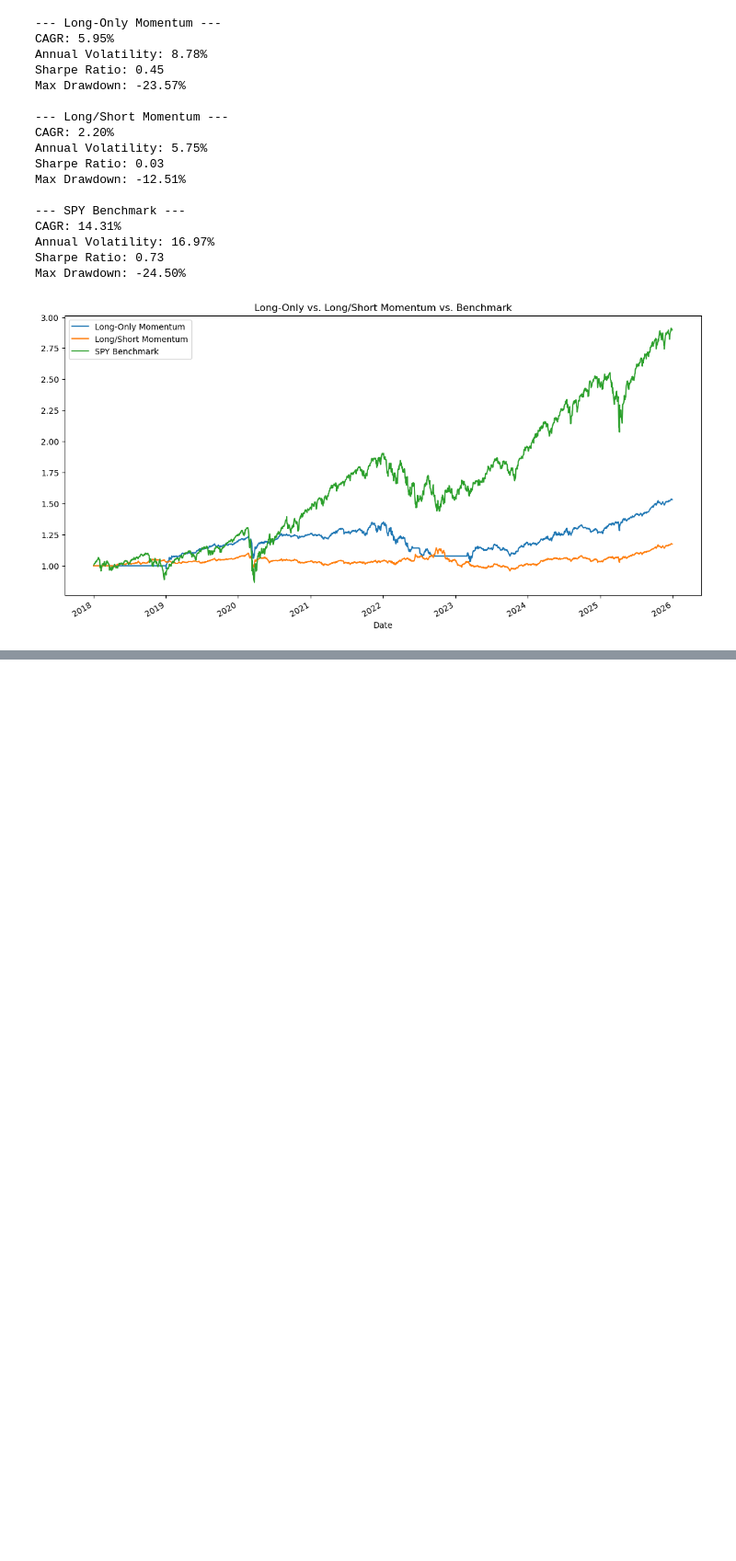
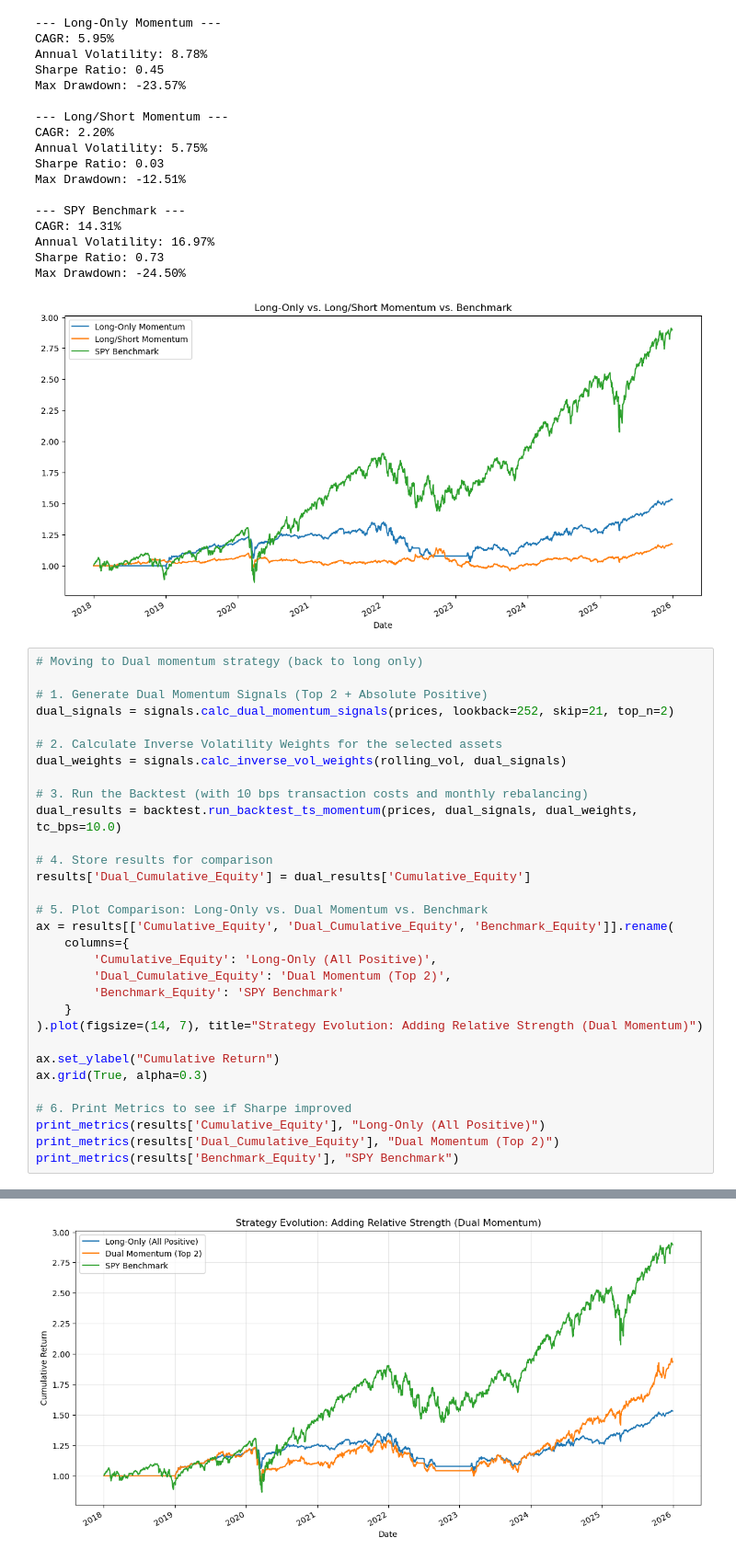
Before and after one commit to mkie39/macro-portfolio-lab, a Jupyter notebook: notebooks/02_momentum_backtest.ipynb, the cells around one changed output, grey strips where cells are left out. Shown at 92% size. Drawn from its saved outputs; the diff is of its cells as text; blank space fills up the shorter version.

```diff
--- a/notebooks/02_momentum_backtest.ipynb
+++ b/notebooks/02_momentum_backtest.ipynb
@@ -122,3 +124,35 @@ Annual Volatility: 16.97%
 Sharpe Ratio: 0.73
 Max Drawdown: -24.50%
 [figure]
+# %%
+# Moving to Dual momentum strategy (back to long only)
+
+# 1. Generate Dual Momentum Signals (Top 2 + Absolute Positive)
+dual_signals = signals.calc_dual_momentum_signals(prices, lookback=252, skip=21, top_n=2)
+
+# 2. Calculate Inverse Volatility Weights for the selected assets
+dual_weights = signals.calc_inverse_vol_weights(rolling_vol, dual_signals)
+
+# 3. Run the Backtest (with 10 bps transaction costs and monthly rebalancing)
+dual_results = backtest.run_backtest_ts_momentum(prices, dual_signals, dual_weights, tc_bps=10.0)
+
+# 4. Store results for comparison
+results['Dual_Cumulative_Equity'] = dual_results['Cumulative_Equity']
+
+# 5. Plot Comparison: Long-Only vs. Dual Momentum vs. Benchmark
+ax = results[['Cumulative_Equity', 'Dual_Cumulative_Equity', 'Benchmark_Equity']].rename(
+    columns={
+        'Cumulative_Equity': 'Long-Only (All Positive)',
+        'Dual_Cumulative_Equity': 'Dual Momentum (Top 2)',
+        'Benchmark_Equity': 'SPY Benchmark'
+    }
+).plot(figsize=(14, 7), title="Strategy Evolution: Adding Relative Strength (Dual Momentum)")
+
+ax.set_ylabel("Cumulative Return")
+ax.grid(True, alpha=0.3)
+
+# 6. Print Metrics to see if Sharpe improved
+print_metrics(results['Cumulative_Equity'], "Long-Only (All Positive)")
+print_metrics(results['Dual_Cumulative_Equity'], "Dual Momentum (Top 2)")
+print_metrics(results['Benchmark_Equity'], "SPY Benchmark")
+# %% [output]
@@ -124,0 +176 @@ Max Drawdown: -24.50%
+[figure, added]
```
Also changed, not shown: parts of 6 cells of this notebook, 3 other files.
